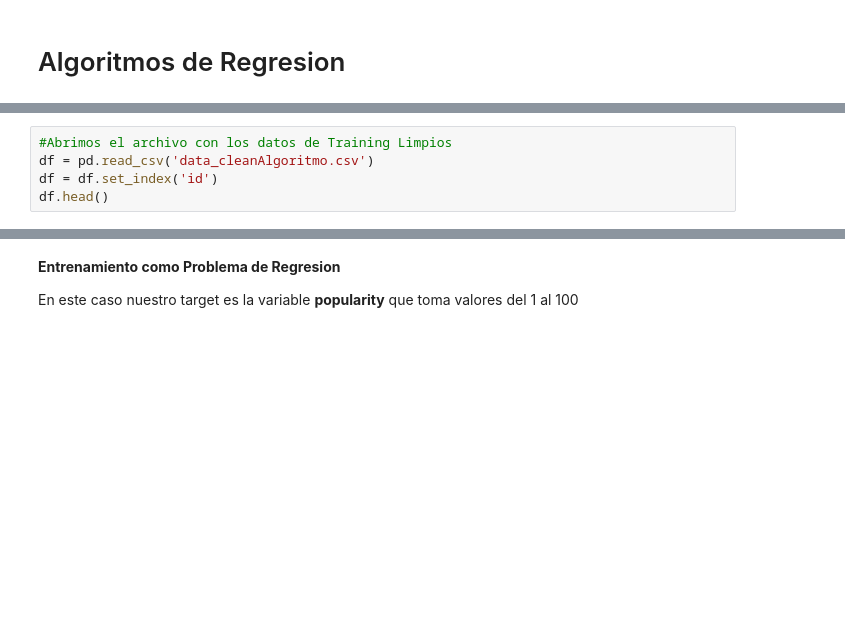
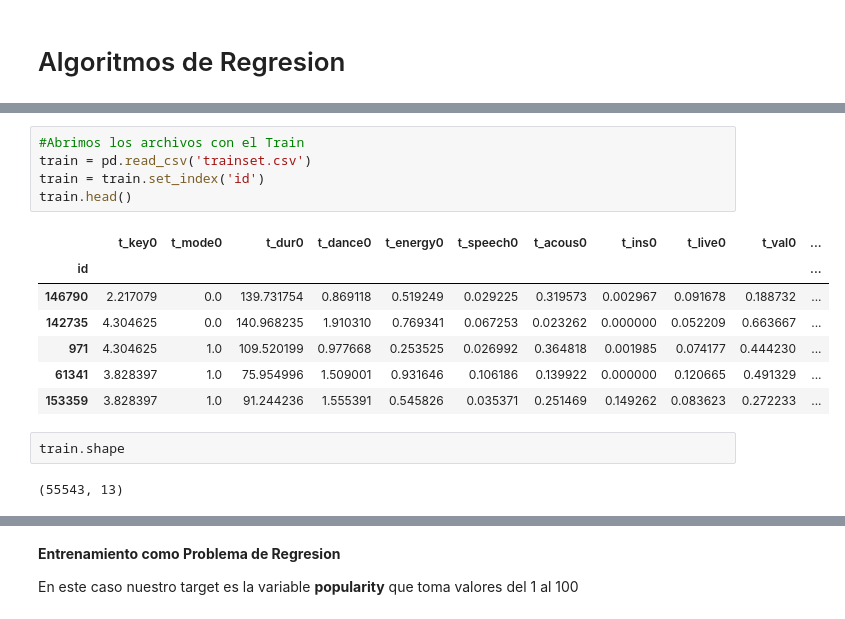
Before and after one commit to Rossana139/CoderHouse-25570-Proyecto-Spotify, a Jupyter notebook: Algoritmos/ML - Regresion.ipynb, the cells around one changed output, grey strips where cells are left out. Drawn from its saved outputs; the diff is of its cells as text; blank space fills up the shorter version.

```diff
--- a/Algoritmos/ML - Regresion.ipynb
+++ b/Algoritmos/ML - Regresion.ipynb
@@ -17,5 +16,17 @@ print('¡Librerías importadas con éxito!')
 # %%
-#Abrimos el archivo con los datos de Training Limpios
-df = pd.read_csv('data_cleanAlgoritmo.csv')
-df = df.set_index('id')
-df.head()
+#Abrimos los archivos con el Train
+train = pd.read_csv('trainset.csv')
+train = train.set_index('id')
+train.head()
+# %% [output]
+|  | t_key0 | t_mode0 | t_dur0 | t_dance0 | t_energy0 | t_speech0 | t_acous0 | t_ins0 | t_live0 | t_val0 | ... |
+| id |  |  |  |  |  |  |  |  |  |  | ... |
+| 146790 | 2.217079 | 0.0 | 139.731754 | 0.869118 | 0.519249 | 0.029225 | 0.319573 | 0.002967 | 0.091678 | 0.188732 | ... |
+| 142735 | 4.304625 | 0.0 | 140.968235 | 1.910310 | 0.769341 | 0.067253 | 0.023262 | 0.000000 | 0.052209 | 0.663667 | ... |
+| 971 | 4.304625 | 1.0 | 109.520199 | 0.977668 | 0.253525 | 0.026992 | 0.364818 | 0.001985 | 0.074177 | 0.444230 | ... |
+| 61341 | 3.828397 | 1.0 | 75.954996 | 1.509001 | 0.931646 | 0.106186 | 0.139922 | 0.000000 | 0.120665 | 0.491329 | ... |
+| 153359 | 3.828397 | 1.0 | 91.244236 | 1.555391 | 0.545826 | 0.035371 | 0.251469 | 0.149262 | 0.083623 | 0.272233 | ... |
+# %%
+train.shape
+# %% [output]
+(55543, 13)
```
Also changed, not shown: parts of 40 cells of this notebook.
